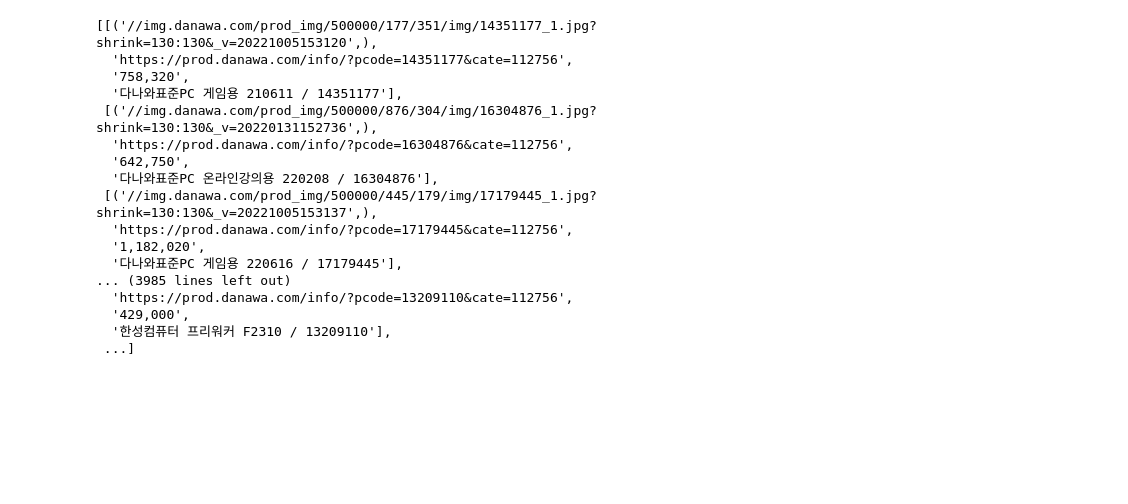
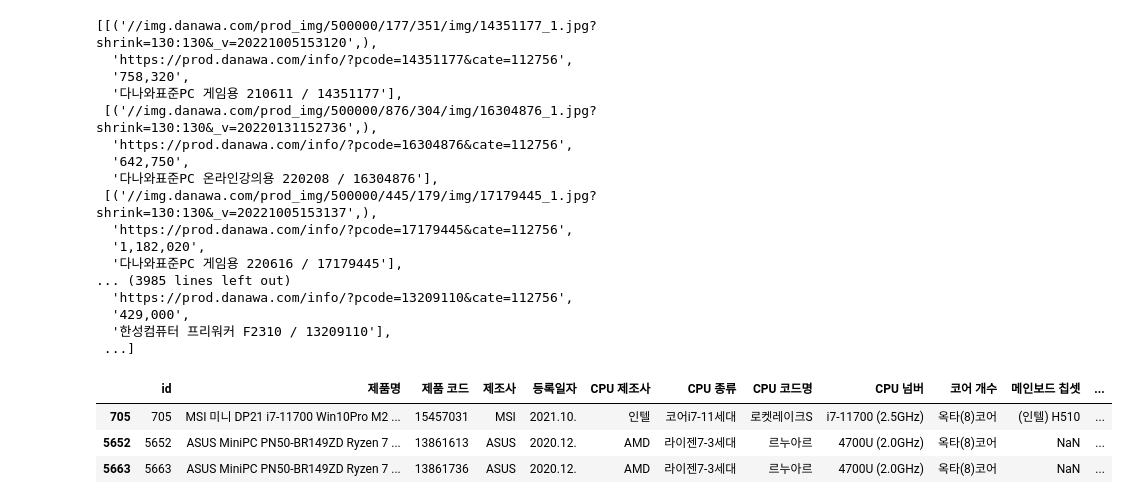
Before and after one commit to Luke-Eom/GongO, a Jupyter notebook: Untitled.ipynb, the cells around one changed output. Saved outputs shown, nothing was run; the diff lists cells and outputs as text; code cells hidden in the pictures; blank space fills up the shorter version.

```diff
--- a/Untitled.ipynb
+++ b/Untitled.ipynb
@@ -255,3 +248,10 @@ with pymysql.connect(host='127.0.0.1', port=3306, user='bigdata', password='bigd
     with connection.cursor() as cursor:
         cnt = cursor.executemany(sql2, b)
         connection.commit()
+# %%
+df.loc[df['최저가'] == '1,008,890']
+# %% [output]
+|  | id | 제품명 | 제품 코드 | 제조사 | 등록일자 | CPU 제조사 | CPU 종류 | CPU 코드명 | CPU 넘버 | 코어 개수 | 메인보드 칩셋 | ... |
+| 705 | 705 | MSI 미니 DP21 i7-11700 Win10Pro M2 ... | 15457031 | MSI | 2021.10. | 인텔 | 코어i7-11세대 | 로켓레이크S | i7-11700 (2.5GHz) | 옥타(8)코어 | (인텔) H510 | ... |
+| 5652 | 5652 | ASUS MiniPC PN50-BR149ZD Ryzen 7 ... | 13861613 | ASUS | 2020.12. | AMD | 라이젠7-3세대 | 르누아르 | 4700U (2.0GHz) | 옥타(8)코어 | NaN | ... |
+| 5663 | 5663 | ASUS MiniPC PN50-BR149ZD Ryzen 7 ... | 13861736 | ASUS | 2020.12. | AMD | 라이젠7-3세대 | 르누아르 | 4700U (2.0GHz) | 옥타(8)코어 | NaN | ... |
```
Also changed, not shown: parts of 15 cells of this notebook, 35 other files.
